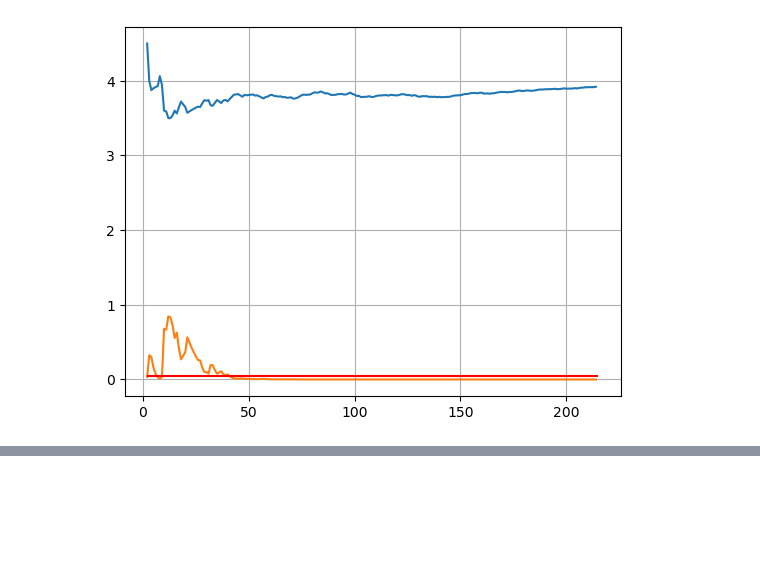
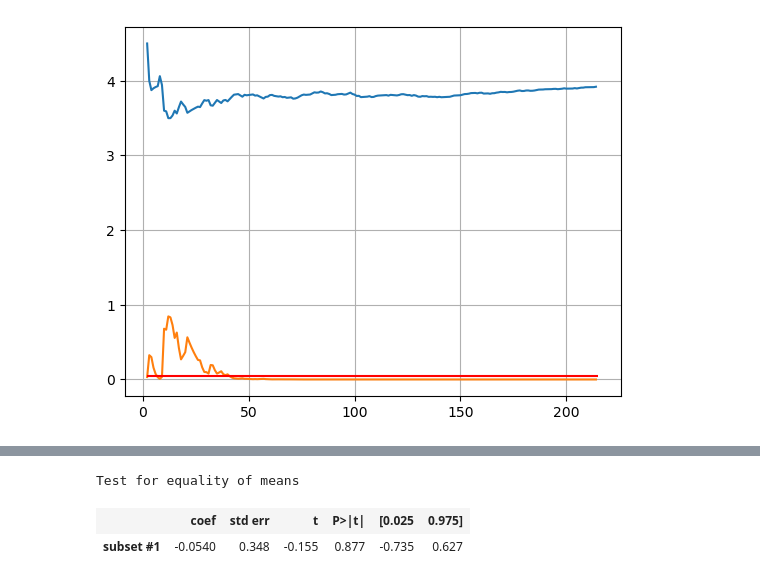
Before and after one commit to naimeaiub/Analise-Estatistica-IBGE, a Jupyter notebook: 4. Data Science - testes estatisticos com python/Data_Science_-_Introducao_a_testes.ipynb, the cells around one changed output, grey strips where cells are left out. Saved outputs shown, nothing was run; the diff lists cells and outputs as text; code cells hidden in the pictures; blank space fills up the shorter version.

```diff
--- a/4. Data Science - testes estatisticos com python/Data_Science_-_Introducao_a_testes.ipynb
+++ b/4. Data Science - testes estatisticos com python/Data_Science_-_Introducao_a_testes.ipynb
@@ -473,0 +514,9 @@ plt.hlines(y = 0.05, xmin = 2, xmax = len(temp), colors='red')
+# %%
+descr_todos_as_notas = DescrStatsW(notas.rating)
+descr_toystory = DescrStatsW(notas1[3:12].rating)
+comparacao = descr_todos_as_notas.get_compare(descr_toystory)
+comparacao.summary(use_t=True)
+# %% [output]
+Test for equality of means
+|  | coef | std err | t | P>|t| | [0.025 | 0.975] |
+| subset #1 | -0.0540 | 0.348 | -0.155 | 0.877 | -0.735 | 0.627 |
```
Also changed, not shown: parts of 8 cells of this notebook.
